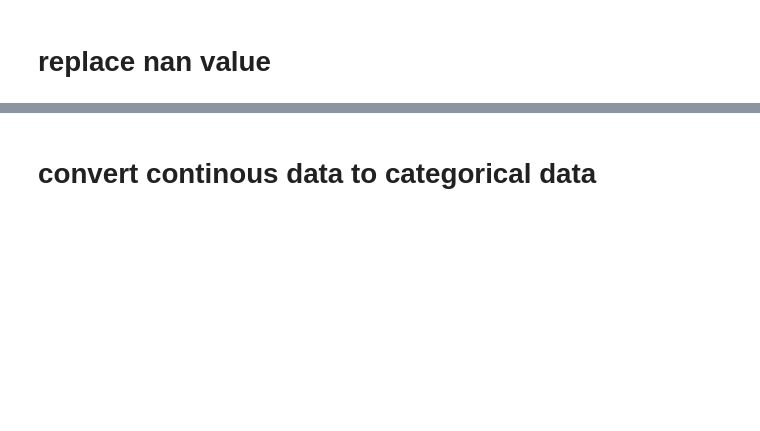
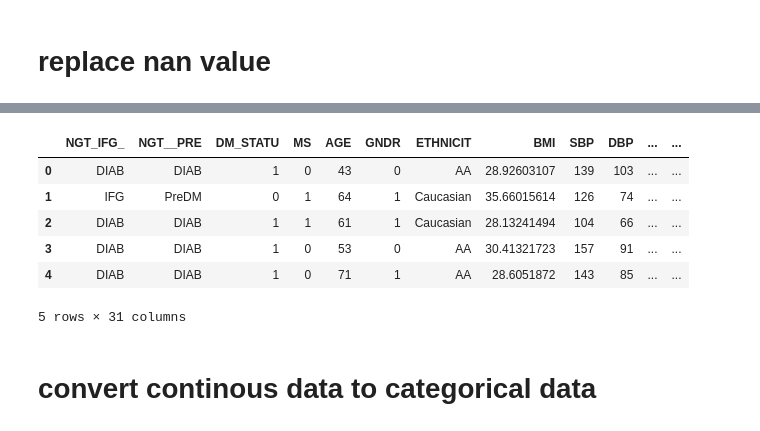
Before and after one commit to mayinghan/NAFLD, a Jupyter notebook: preprocess.ipynb, the cells around one changed output, grey strips where cells are left out. Drawn from its saved outputs; the diff is of its cells as text; code cells hidden in the pictures; blank space fills up the shorter version.

```diff
--- a/preprocess.ipynb
+++ b/preprocess.ipynb
@@ -119,0 +139,6 @@ using missing threshold:  15 filtered # of data:  3 total # of data:  491
+# %%
+df_nafld['mc'] = df_nafld.apply(count_nan, axis=1)
+print("using missing threshold: ", miss_threshold, "filtered # of data: ", len(df_nafld[df_nafld['mc'] == 1]), "total # of data: ", len(df_nafld))
+df_nafld = df_nafld[df_nafld['mc'] == 0]
+df_nafld = df_nafld.drop(columns='mc')
+len(df_nafld)
@@ -156,6 +192,7 @@ x=df.apply(f1, axis=1)
 import random
 # %%
 df1 = pd.DataFrame()
+df2 = pd.DataFrame()
 # %%
 '''
 fill nan
@@ -182,6 +219,7 @@ def f2(row):
     return row
 # %%
 df1 = df1.append(df.apply(f2, axis=1))
+df2 = df2.append(df_nafld.apply(f2, axis=1))
 # %%
 df1.head()
 # %% [output]
@@ -195 +233,11 @@ df1.head()
+# %%
+df2.head()
+# %% [output]
+|  | NGT_IFG_ | NGT__PRE | DM_STATU | MS | AGE | GNDR | ETHNICIT | BMI | SBP | DBP | ... | ... |
+| 0 | DIAB | DIAB | 1 | 0 | 43 | 0 | AA | 28.92603107 | 139 | 103 | ... | ... |
+| 1 | IFG | PreDM | 0 | 1 | 64 | 1 | Caucasian | 35.66015614 | 126 | 74 | ... | ... |
+| 2 | DIAB | DIAB | 1 | 1 | 61 | 1 | Caucasian | 28.13241494 | 104 | 66 | ... | ... |
+| 3 | DIAB | DIAB | 1 | 0 | 53 | 0 | AA | 30.41321723 | 157 | 91 | ... | ... |
+| 4 | DIAB | DIAB | 1 | 0 | 71 | 1 | AA | 28.6051872 | 143 | 85 | ... | ... |
+5 rows × 31 columns
 # %%
```
Also changed, not shown: parts of 25 cells of this notebook.
